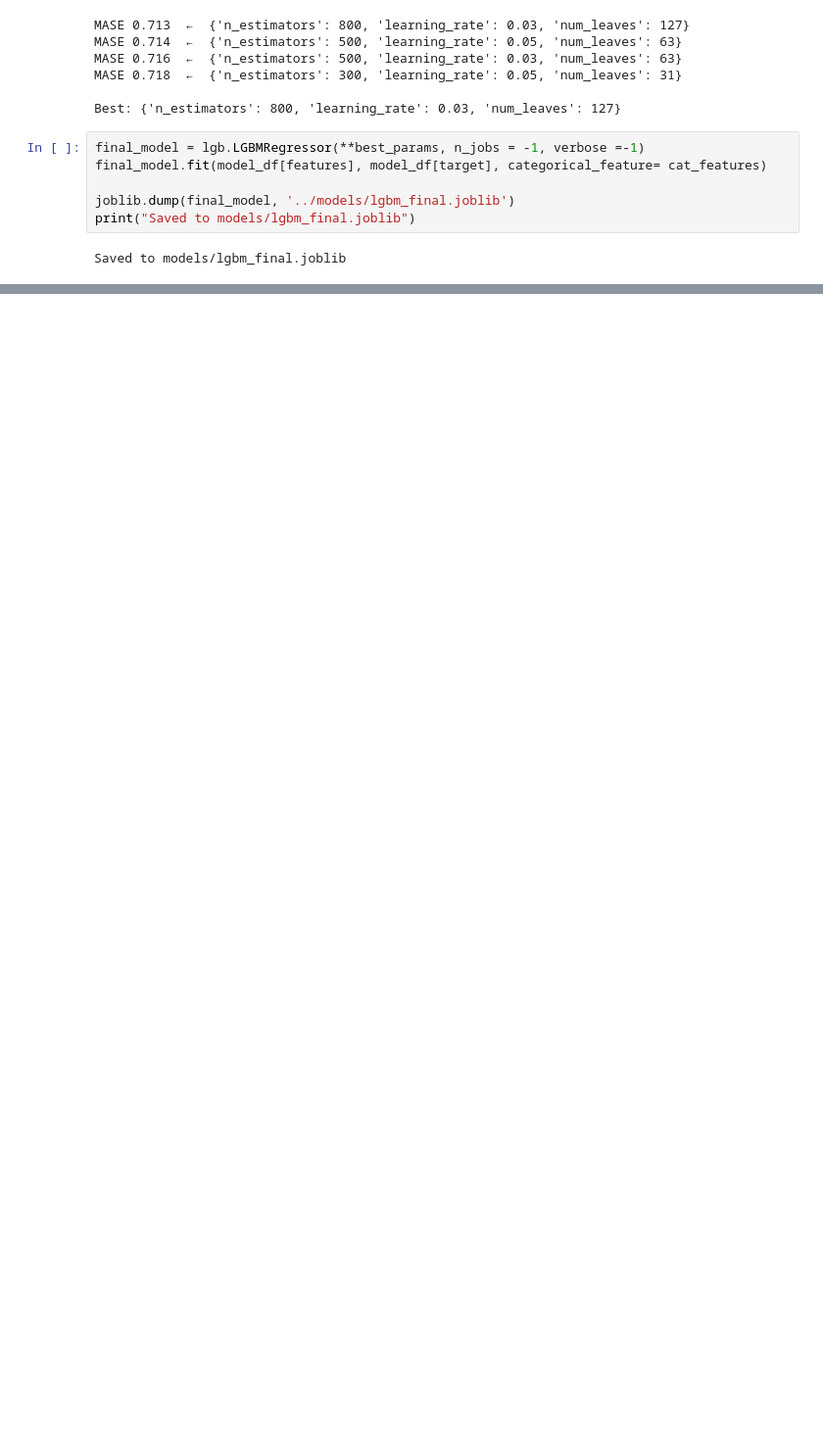
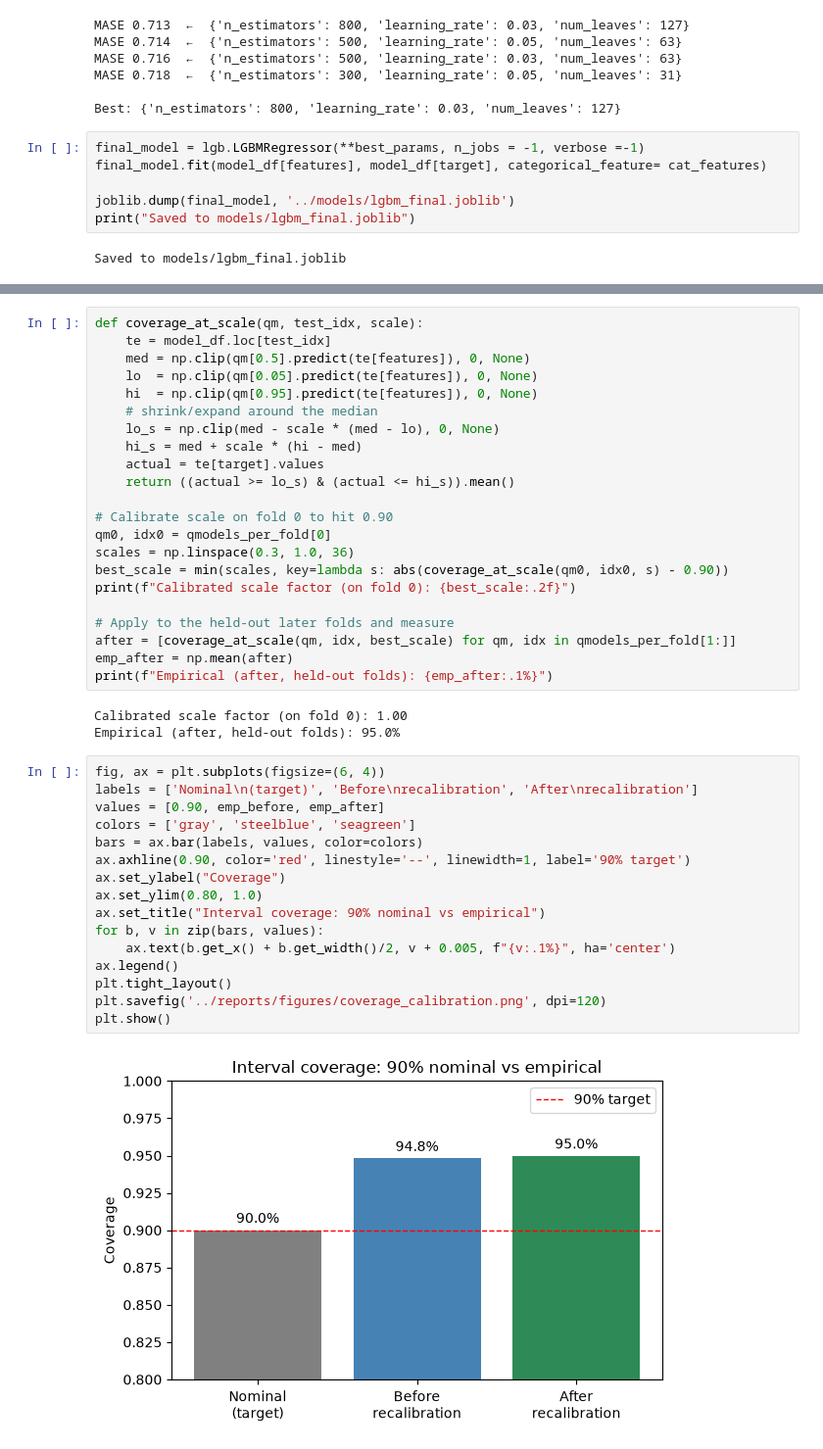
Before and after one commit to Jay-Purohit1131/demand_forecast_inventory_optimizer, a Jupyter notebook: notebooks/02_modeling.ipynb, the cells around one changed output, grey strips where cells are left out. Shown at 98% size. Cells and saved outputs as stored; diff of their text form; blank space fills up the shorter version.

```diff
--- a/notebooks/02_modeling.ipynb
+++ b/notebooks/02_modeling.ipynb
@@ -310,0 +393,43 @@ print(inspect)
+# %%
+def coverage_at_scale(qm, test_idx, scale):
+    te = model_df.loc[test_idx]
+    med = np.clip(qm[0.5].predict(te[features]), 0, None)
+    lo  = np.clip(qm[0.05].predict(te[features]), 0, None)
+    hi  = np.clip(qm[0.95].predict(te[features]), 0, None)
+    # shrink/expand around the median
+    lo_s = np.clip(med - scale * (med - lo), 0, None)
+    hi_s = med + scale * (hi - med)
+    actual = te[target].values
+    return ((actual >= lo_s) & (actual <= hi_s)).mean()
+
+# Calibrate scale on fold 0 to hit 0.90
+qm0, idx0 = qmodels_per_fold[0]
+scales = np.linspace(0.3, 1.0, 36)
+best_scale = min(scales, key=lambda s: abs(coverage_at_scale(qm0, idx0, s) - 0.90))
+print(f"Calibrated scale factor (on fold 0): {best_scale:.2f}")
+
+# Apply to the held-out later folds and measure
+after = [coverage_at_scale(qm, idx, best_scale) for qm, idx in qmodels_per_fold[1:]]
+emp_after = np.mean(after)
+print(f"Empirical (after, held-out folds): {emp_after:.1%}")
+# %% [output]
+Calibrated scale factor (on fold 0): 1.00
+Empirical (after, held-out folds): 95.0%
+# %%
+fig, ax = plt.subplots(figsize=(6, 4))
+labels = ['Nominal\n(target)', 'Before\nrecalibration', 'After\nrecalibration']
+values = [0.90, emp_before, emp_after]
+colors = ['gray', 'steelblue', 'seagreen']
+bars = ax.bar(labels, values, color=colors)
+ax.axhline(0.90, color='red', linestyle='--', linewidth=1, label='90% target')
+ax.set_ylabel("Coverage")
+ax.set_ylim(0.80, 1.0)
+ax.set_title("Interval coverage: 90% nominal vs empirical")
+for b, v in zip(bars, values):
+    ax.text(b.get_x() + b.get_width()/2, v + 0.005, f"{v:.1%}", ha='center')
+ax.legend()
+plt.tight_layout()
+plt.savefig('../reports/figures/coverage_calibration.png', dpi=120)
+plt.show()
+# %% [output]
+[figure, added]
```
Also changed, not shown: parts of 21 cells of this notebook, 6 other files.
